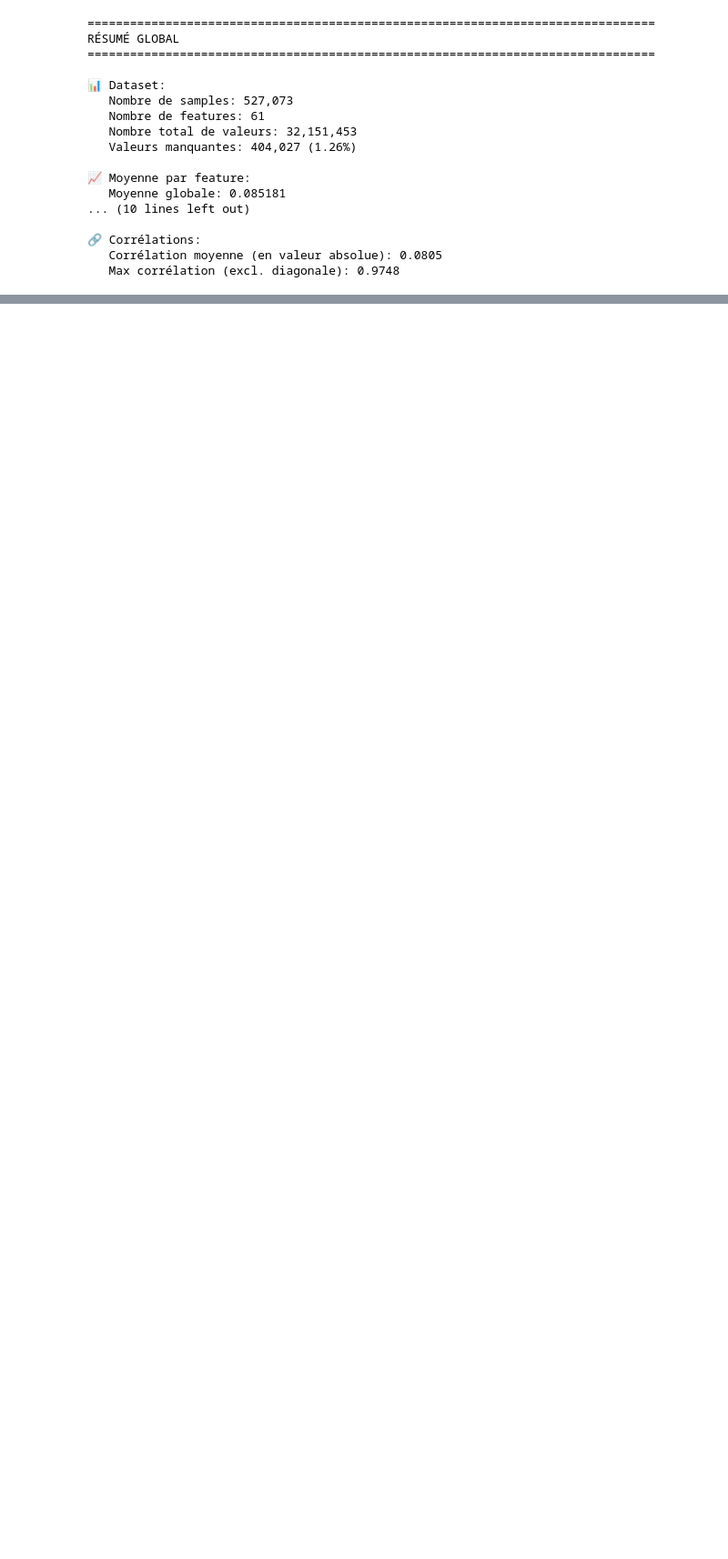
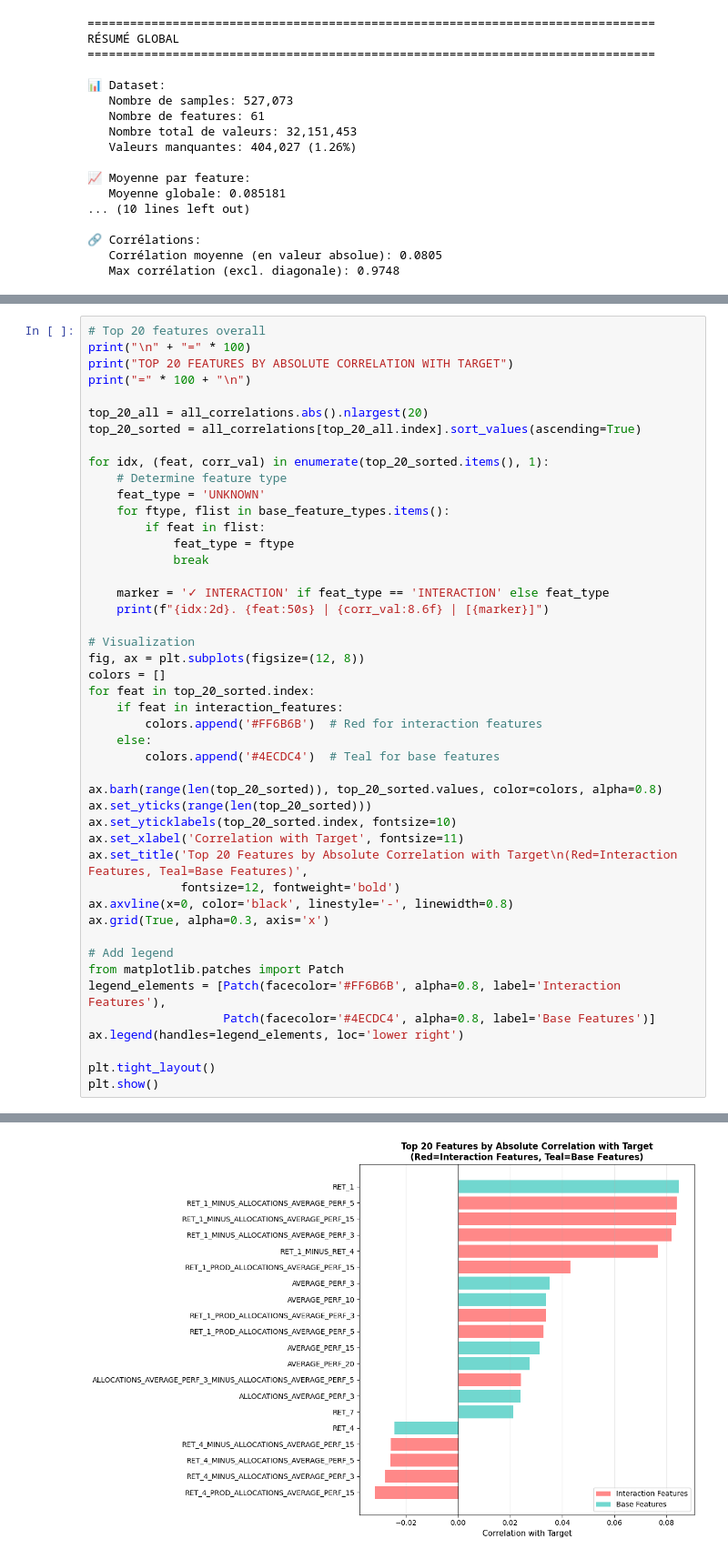
Before and after one commit to victorcamps70/asset-allocation, a Jupyter notebook: src/preprocessing/data_analysis.ipynb, the cells around one changed output, grey strips where cells are left out. Shown at 91% size. Drawn from its saved outputs; the diff is of its cells as text; blank space fills up the shorter version.

```diff
--- a/src/preprocessing/data_analysis.ipynb
+++ b/src/preprocessing/data_analysis.ipynb
@@ -425,0 +960,47 @@ RÉSUMÉ GLOBAL
+# %%
+# Top 20 features overall
+print("\n" + "=" * 100)
+print("TOP 20 FEATURES BY ABSOLUTE CORRELATION WITH TARGET")
+print("=" * 100 + "\n")
+
+top_20_all = all_correlations.abs().nlargest(20)
+top_20_sorted = all_correlations[top_20_all.index].sort_values(ascending=True)
+
+for idx, (feat, corr_val) in enumerate(top_20_sorted.items(), 1):
+    # Determine feature type
+    feat_type = 'UNKNOWN'
+    for ftype, flist in base_feature_types.items():
+        if feat in flist:
+            feat_type = ftype
+            break
+
+    marker = '✓ INTERACTION' if feat_type == 'INTERACTION' else feat_type
+    print(f"{idx:2d}. {feat:50s} | {corr_val:8.6f} | [{marker}]")
+
+# Visualization
+fig, ax = plt.subplots(figsize=(12, 8))
+colors = []
+for feat in top_20_sorted.index:
+    if feat in interaction_features:
+        colors.append('#FF6B6B')  # Red for interaction features
+    else:
+        colors.append('#4ECDC4')  # Teal for base features
+
+ax.barh(range(len(top_20_sorted)), top_20_sorted.values, color=colors, alpha=0.8)
+ax.set_yticks(range(len(top_20_sorted)))
+ax.set_yticklabels(top_20_sorted.index, fontsize=10)
+ax.set_xlabel('Correlation with Target', fontsize=11)
+ax.set_title('Top 20 Features by Absolute Correlation with Target\n(Red=Interaction Features, Teal=Base Features)',
+             fontsize=12, fontweight='bold')
+ax.axvline(x=0, color='black', linestyle='-', linewidth=0.8)
+ax.grid(True, alpha=0.3, axis='x')
+
+# Add legend
+from matplotlib.patches import Patch
+legend_elements = [Patch(facecolor='#FF6B6B', alpha=0.8, label='Interaction Features'),
+                   Patch(facecolor='#4ECDC4', alpha=0.8, label='Base Features')]
+ax.legend(handles=legend_elements, loc='lower right')
+
+plt.tight_layout()
+plt.show()
+# %% [output]
@@ -425,0 +1024 @@ RÉSUMÉ GLOBAL
+[figure, added]
```
Also changed, not shown: parts of 23 cells of this notebook, 2 other files.
